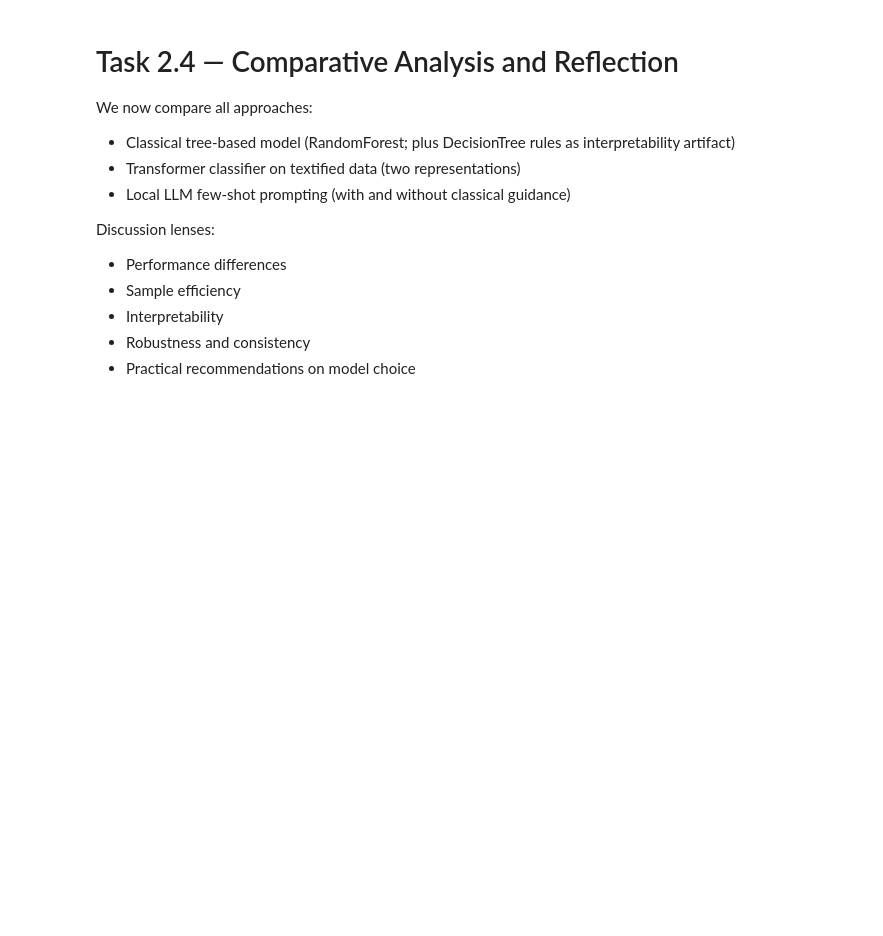
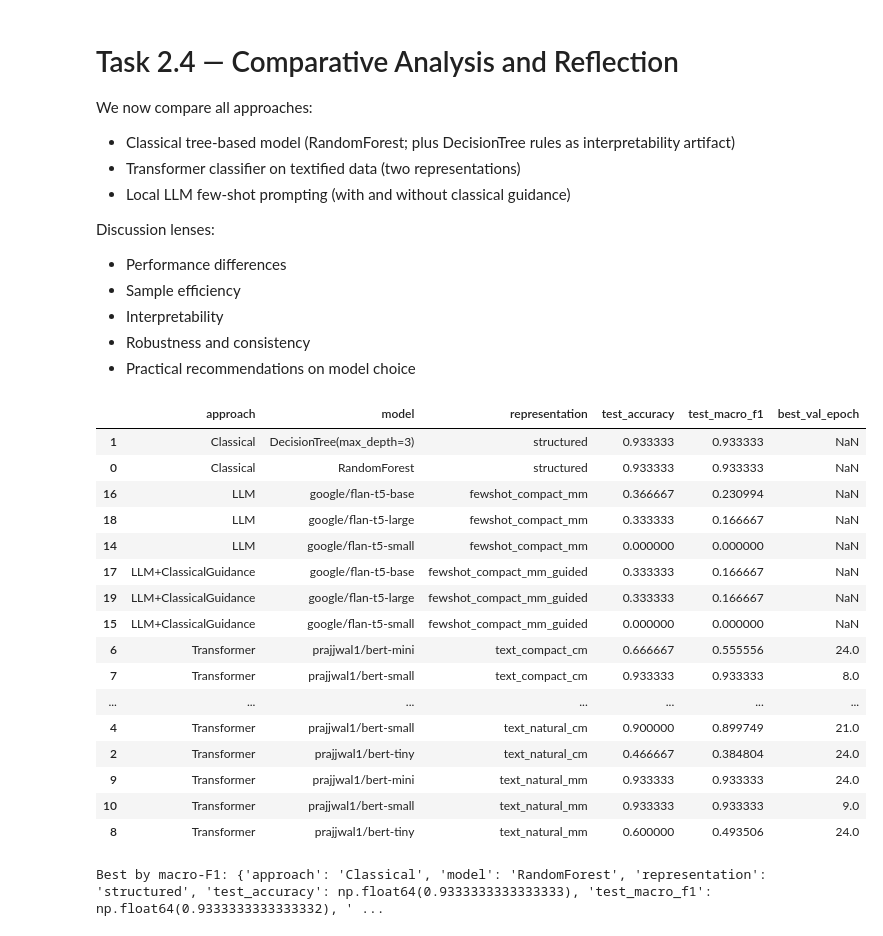
Before and after one commit to atomicsulfate/classic-ml-vs-llm, a Jupyter notebook: task2_classical_vs_llm_structured.ipynb, the cells around one changed output. Cells and saved outputs as stored; diff of their text form; code cells hidden in the pictures; blank space fills up the shorter version.

```diff
--- a/task2_classical_vs_llm_structured.ipynb
+++ b/task2_classical_vs_llm_structured.ipynb
@@ -973,0 +985,18 @@ virginica | An iris flower has sepal length 67 mm, sepal width 33 mm, petal leng
+# %%
+# Structured guidance for LLM augmentation
+
+# top_k = 4
+# top_rf = rf_importances.head(top_k)
+# importance_lines = ['Feature importances (highest first):']
+# for feat, imp in top_rf.items():
+#     feat_mm = feat.replace('(cm)', '(mm)')
+#     importance_lines.append(f'- {feat_mm}: {imp:.3f}')
+
+
+# guidance = ('\n'.join(importance_lines)
+#     + '\n\nShallow decision tree rules (natural language):\n'
+#     + rules_nl_mm
+#  )
+guidance = rules_nl_mm
+
+print(guidance)
@@ -1139,49 +1255,69 @@ results.append({
 })
 results.append({
     'approach': 'Classical',
     'model': 'DecisionTree(max_depth=3)',
     'representation': 'structured',
     'test_accuracy': dt_test_metrics['accuracy'],
     'test_macro_f1': dt_test_metrics['macro_f1'],
     'best_val_epoch': None,
 })
 
 
 for row in transformer_results_df.itertuples(index=False):
     results.append({
         'approach': 'Transformer',
         'model': row.model,
         'representation': f"text_{row.representation}",
         'test_accuracy': row.test_accuracy,
         'test_macro_f1': row.test_macro_f1,
         'best_val_epoch': row.best_val_epoch,
     })
 
 
-results.append({
-    'approach': 'LLM',
-    'model': LLM_MODEL_NAME,
-    'representation': f'fewshot_{llm_rep}',
-    'test_accuracy': float(llm_acc),
-    'test_macro_f1': float(llm_f1),
-    'best_val_epoch': None,
-})
-results.append({
-    'approach': 'LLM+ClassicalGuidance',
-    'model': LLM_MODEL_NAME,
-    'representation': f'fewshot_{llm_rep}_guided',
-    'test_accuracy': float(llm_aug_acc),
-    'test_macro_f1': float(llm_aug_f1),
-    'best_val_epoch': None,
-})
+for res in llm_results:
+    results.append({
+        'approach': 'LLM',
+        'model': res['model'],
+        'representation': f'fewshot_{llm_rep}',
+        'test_accuracy': res['unguided']['metrics']['acc'],
+        'test_macro_f1': res['unguided']['metrics']['f1'],
+        'best_val_epoch': None,
+    })
+    results.append({
+        'approach': 'LLM+ClassicalGuidance',
+        'model': res['model'],
+        'representation': f'fewshot_{llm_rep}_guided',
+        'test_accuracy': res['guided']['metrics']['acc'],
+        'test_macro_f1': res['guided']['metrics']['f1'],
+        'best_val_epoch': None,
+    })
 
 
 results_df = pd.DataFrame(results)
 display(results_df.sort_values(['approach', 'representation', 'model']))
 
 
 best_row = results_df.sort_values('test_macro_f1', ascending=False).iloc[0]
 print('Best by macro-F1:', dict(best_row))
+# %% [output]
+|  | approach | model | representation | test_accuracy | test_macro_f1 | best_val_epoch |
+| 1 | Classical | DecisionTree(max_depth=3) | structured | 0.933333 | 0.933333 | NaN |
+| 0 | Classical | RandomForest | structured | 0.933333 | 0.933333 | NaN |
+| 16 | LLM | google/flan-t5-base | fewshot_compact_mm | 0.366667 | 0.230994 | NaN |
+| 18 | LLM | google/flan-t5-large | fewshot_compact_mm | 0.333333 | 0.166667 | NaN |
+| 14 | LLM | google/flan-t5-small | fewshot_compact_mm | 0.000000 | 0.000000 | NaN |
+| 17 | LLM+ClassicalGuidance | google/flan-t5-base | fewshot_compact_mm_guided | 0.333333 | 0.166667 | NaN |
+| 19 | LLM+ClassicalGuidance | google/flan-t5-large | fewshot_compact_mm_guided | 0.333333 | 0.166667 | NaN |
+| 15 | LLM+ClassicalGuidance | google/flan-t5-small | fewshot_compact_mm_guided | 0.000000 | 0.000000 | NaN |
+| 6 | Transformer | prajjwal1/bert-mini | text_compact_cm | 0.666667 | 0.555556 | 24.0 |
+| 7 | Transformer | prajjwal1/bert-small | text_compact_cm | 0.933333 | 0.933333 | 8.0 |
+| ... | ... | ... | ... | ... | ... | ... |
+| 4 | Transformer | prajjwal1/bert-small | text_natural_cm | 0.900000 | 0.899749 | 21.0 |
+| 2 | Transformer | prajjwal1/bert-tiny | text_natural_cm | 0.466667 | 0.384804 | 24.0 |
+| 9 | Transformer | prajjwal1/bert-mini | text_natural_mm | 0.933333 | 0.933333 | 24.0 |
+| 10 | Transformer | prajjwal1/bert-small | text_natural_mm | 0.933333 | 0.933333 | 9.0 |
+| 8 | Transformer | prajjwal1/bert-tiny | text_natural_mm | 0.600000 | 0.493506 | 24.0 |
+Best by macro-F1: {'approach': 'Classical', 'model': 'RandomForest', 'representation': 'structured', 'test_accuracy': np.float64(0.9333333333333333), 'test_macro_f1': np.float64(0.9333333333333332), ' ...
 # %%
 # Reflection scaffold: auto-generate a structured discussion starter from results
 def fmt(x: float) -> str:
```
Also changed, not shown: parts of 15 cells of this notebook.
